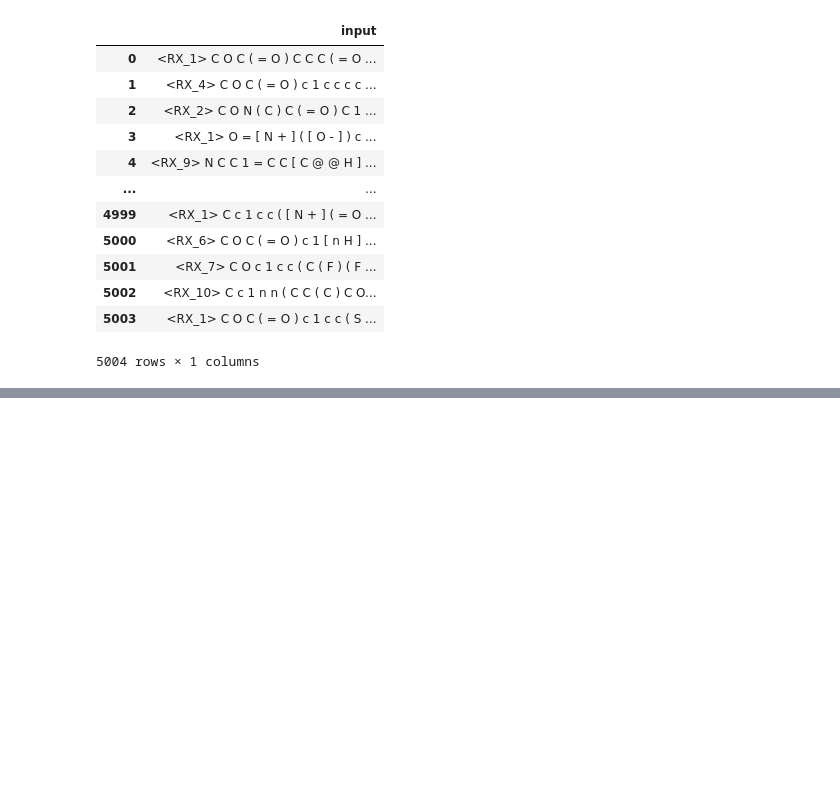
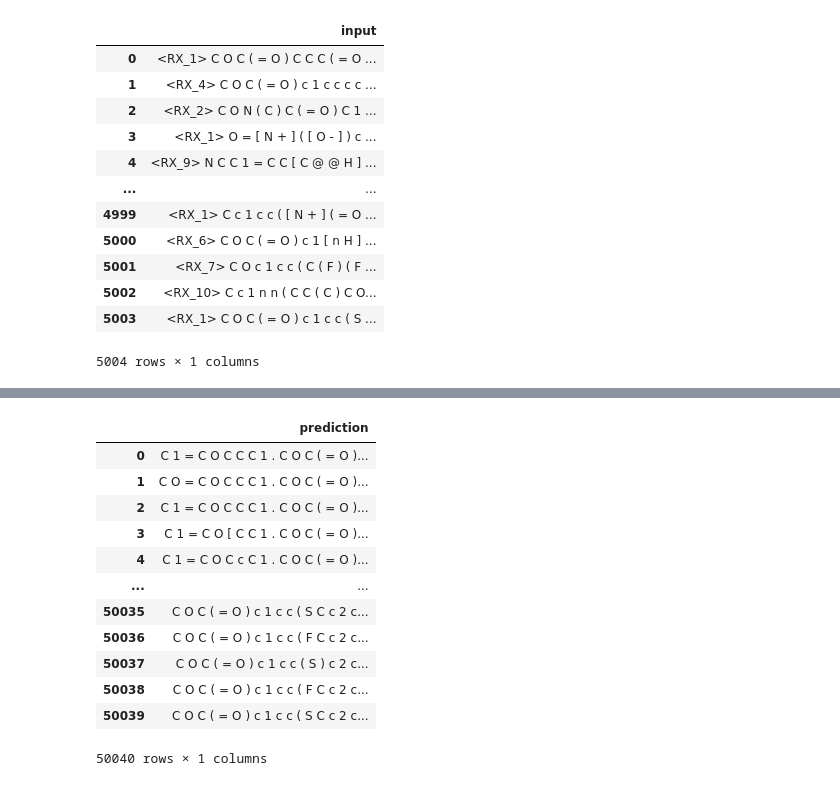
Before and after one commit to kenpurin/Retrosynthesis_Pytorch, a Jupyter notebook: Transformer_Retrosynthesis.ipynb, the cells around one changed output, grey strips where cells are left out. Cells and saved outputs as stored; diff of their text form; code cells hidden in the pictures; blank space fills up the shorter version.

```diff
--- a/Transformer_Retrosynthesis.ipynb
+++ b/Transformer_Retrosynthesis.ipynb
@@ -1017,19 +1017,11 @@ def translate_beam(model, src, src_vocab, tgt_vocab, src_tokenizer,k):
   src = (torch.LongTensor(tokens).reshape(num_tokens, 1) )
   src_mask = (torch.zeros(num_tokens, num_tokens)).type(torch.bool)
   tgt_tokens,pretest = beam_decode(model,  src, src_mask, max_len=num_tokens + 20, start_symbol=BOS_IDX,k=10)#.flatten()
-  #print(tgt_tokens,len(tgt_tokens))
-  print("Product:"+ " "+df.input[i])
-  print("Reaction Real:"+" "+df.target[i])
-  #print("prediction:"+" ".join([tgt_vocab.itos[tok] for tok in tgt_tokens]).replace("<bos>", "").replace("<eos>", ""))
   for o in range(k):
     a=torch.tensor(pretest[o]).to(device)
-    #"prediction "+"Top"+str(o)+": "+" ".join([tgt_vocab.itos[tok] for tok in a]).replace("<bos>", "").replace("<eos>", "")
-    print("prediction "+"Top"+str(o+1)+": "+" ".join([tgt_vocab.itos[tok] for tok in a]).replace("<bos>", "").replace("<eos>", ""))
-    #pi=print(" ".join([tgt_vocab.itos[tok] for tok in a]).replace("<bos>", "").replace("<eos>", ""))
-
-  #return "prediction "+"Top"+str(o+1)+": "+" ".join([tgt_vocab.itos[tok] for tok in a]).replace("<bos>", "").replace("<eos>", "")
-  #print("prediction:"+" ".join([tgt_vocab.itos[tok] for tok in a]).replace("<bos>", "").replace("<eos>", ""))
-  #return " ".join([tgt_vocab.itos[tok] for tok in tgt_tokens]).replace("<bos>", "").replace("<eos>", "")
+    #print(" ".join([tgt_vocab.itos[tok] for tok in a]).replace("<bos>", "").replace("<eos>", ""))
+    keep_prediction.append(" ".join([tgt_vocab.itos[tok] for tok in a]).replace("<bos>", "").replace("<eos>", ""))
+  return keep_prediction
 # %%
 i=6
 translate_beam(model, df_test.input[i], src_vocab, tgt_vocab, tokenizer,k=10)
@@ -1035,0 +1039,9 @@ translate_beam(model, df_test.input[i], src_vocab, tgt_vocab, tokenizer,k=10)
+# %%
+count_topk=0
+src_input=[]
+for i in range(len(df_test)):
+  pre_beam=translate_beam(model, df_test.input[i], src_vocab, tgt_vocab, tokenizer,k=10)
+  for q in range(len(pre_beam)):
+    count_topk=count_topk+1
+    src_input.append(pre_beam[q])
+print(count_topk)
@@ -1035,0 +1050,3 @@ translate_beam(model, df_test.input[i], src_vocab, tgt_vocab, tokenizer,k=10)
+# %%
+df_test_prediction = pd.Series(src_input)
+df_test_prediction
@@ -1035,0 +1078,17 @@ translate_beam(model, df_test.input[i], src_vocab, tgt_vocab, tokenizer,k=10)
+# %%
+df_test_prediction= pd.DataFrame(df_test_prediction, columns=["prediction"])
+df_test_prediction
+# %% [output]
+|  | prediction |
+| 0 | C 1 = C O C C C 1 . C O C ( = O )... |
+| 1 | C O = C O C C C 1 . C O C ( = O )... |
+| 2 | C 1 = C O C C C 1 . C O C ( = O )... |
+| 3 | C 1 = C O [ C C 1 . C O C ( = O )... |
+| 4 | C 1 = C O C c C 1 . C O C ( = O )... |
+| ... | ... |
+| 50035 | C O C ( = O ) c 1 c c ( S C c 2 c... |
+| 50036 | C O C ( = O ) c 1 c c ( F C c 2 c... |
+| 50037 | C O C ( = O ) c 1 c c ( S ) c 2 c... |
+| 50038 | C O C ( = O ) c 1 c c ( F C c 2 c... |
+| 50039 | C O C ( = O ) c 1 c c ( S C c 2 c... |
+50040 rows × 1 columns
```
Also changed, not shown: parts of 5 cells of this notebook.
